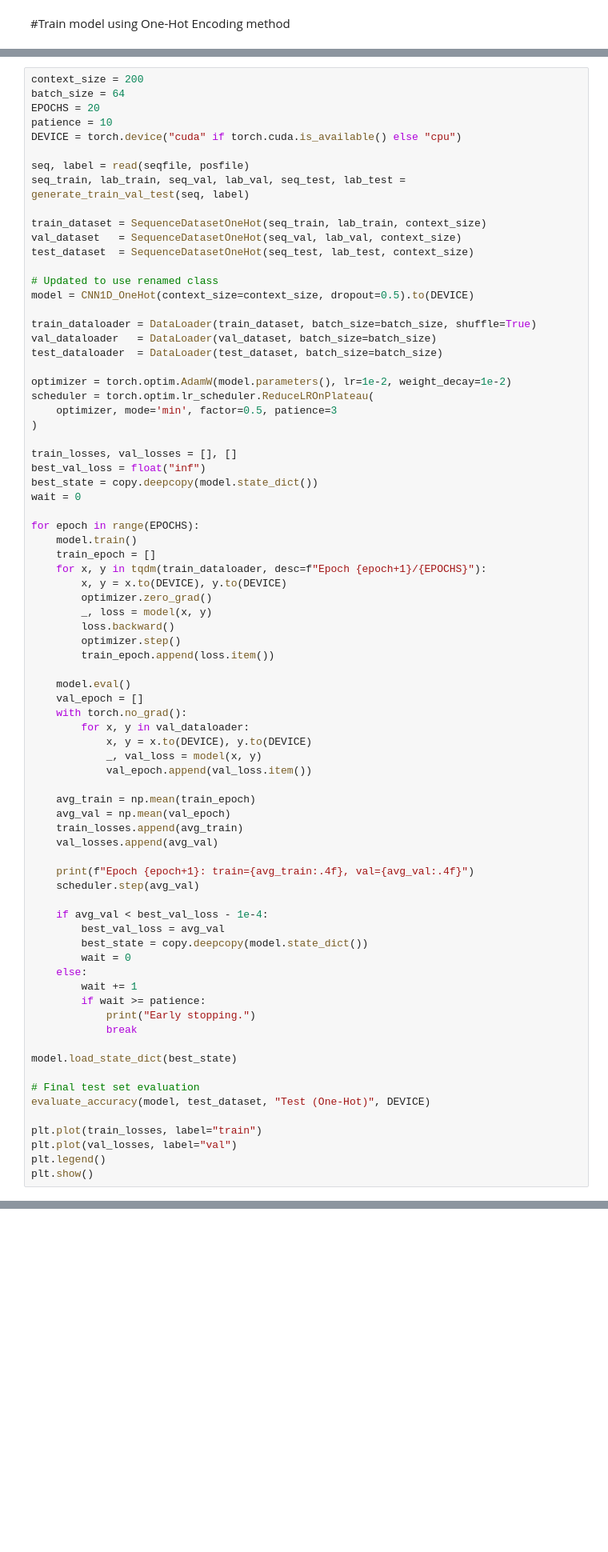
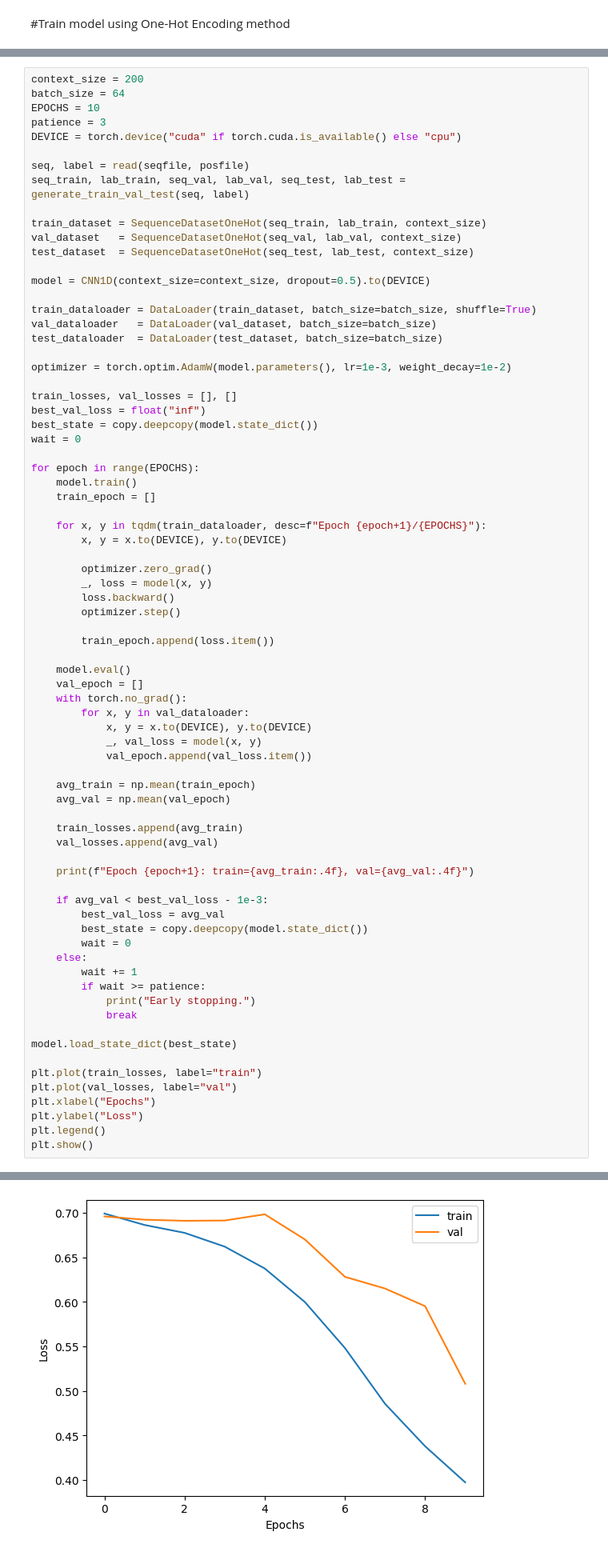
Before and after one commit to Bunty-Bot/deep_learning_MBFProject, a Jupyter notebook: DL_MBFProject.ipynb, the cells around one changed output, grey strips where cells are left out. Shown at 80% size. Saved outputs shown, nothing was run; the diff lists cells and outputs as text; blank space fills up the shorter version.

```diff
--- a/DL_MBFProject.ipynb
+++ b/DL_MBFProject.ipynb
@@ -497,8 +501,8 @@ class CNN1D_OneHot(nn.Module):
 # %%
 context_size = 200
 batch_size = 64
-EPOCHS = 20
-patience = 10
+EPOCHS = 10
+patience = 3
 DEVICE = torch.device("cuda" if torch.cuda.is_available() else "cpu")
 
 seq, label = read(seqfile, posfile)
@@ -508,17 +512,13 @@ train_dataset = SequenceDatasetOneHot(seq_train, lab_train, context_size)
 val_dataset   = SequenceDatasetOneHot(seq_val, lab_val, context_size)
 test_dataset  = SequenceDatasetOneHot(seq_test, lab_test, context_size)
 
-# Updated to use renamed class
-model = CNN1D_OneHot(context_size=context_size, dropout=0.5).to(DEVICE)
+model = CNN1D(context_size=context_size, dropout=0.5).to(DEVICE)
 
 train_dataloader = DataLoader(train_dataset, batch_size=batch_size, shuffle=True)
 val_dataloader   = DataLoader(val_dataset, batch_size=batch_size)
 test_dataloader  = DataLoader(test_dataset, batch_size=batch_size)
 
-optimizer = torch.optim.AdamW(model.parameters(), lr=1e-2, weight_decay=1e-2)
-scheduler = torch.optim.lr_scheduler.ReduceLROnPlateau(
-    optimizer, mode='min', factor=0.5, patience=3
-)
+optimizer = torch.optim.AdamW(model.parameters(), lr=1e-3, weight_decay=1e-2)
 
 train_losses, val_losses = [], []
 best_val_loss = float("inf")
@@ -528,12 +528,15 @@ wait = 0
 for epoch in range(EPOCHS):
     model.train()
     train_epoch = []
+
     for x, y in tqdm(train_dataloader, desc=f"Epoch {epoch+1}/{EPOCHS}"):
         x, y = x.to(DEVICE), y.to(DEVICE)
+
         optimizer.zero_grad()
         _, loss = model(x, y)
         loss.backward()
         optimizer.step()
+
         train_epoch.append(loss.item())
 
     model.eval()
@@ -546,13 +549,13 @@ for epoch in range(EPOCHS):
 
     avg_train = np.mean(train_epoch)
     avg_val = np.mean(val_epoch)
+
     train_losses.append(avg_train)
     val_losses.append(avg_val)
 
     print(f"Epoch {epoch+1}: train={avg_train:.4f}, val={avg_val:.4f}")
-    scheduler.step(avg_val)
 
-    if avg_val < best_val_loss - 1e-4:
+    if avg_val < best_val_loss - 1e-3:
         best_val_loss = avg_val
         best_state = copy.deepcopy(model.state_dict())
         wait = 0
@@ -564,11 +567,10 @@ for epoch in range(EPOCHS):
 
 model.load_state_dict(best_state)
 
-# Final test set evaluation
-evaluate_accuracy(model, test_dataset, "Test (One-Hot)", DEVICE)
-
 plt.plot(train_losses, label="train")
 plt.plot(val_losses, label="val")
+plt.xlabel("Epochs")
+plt.ylabel("Loss")
 plt.legend()
 plt.show()
 # %% [output]
@@ -591,3 +591,4 @@ Epoch 11: train=0.0051, val=0.0055
+[figure, added]
 # %%
 def evaluate_accuracy(model, dataset, name, device):
     model.eval()
```
Also changed, not shown: parts of 12 cells of this notebook.
